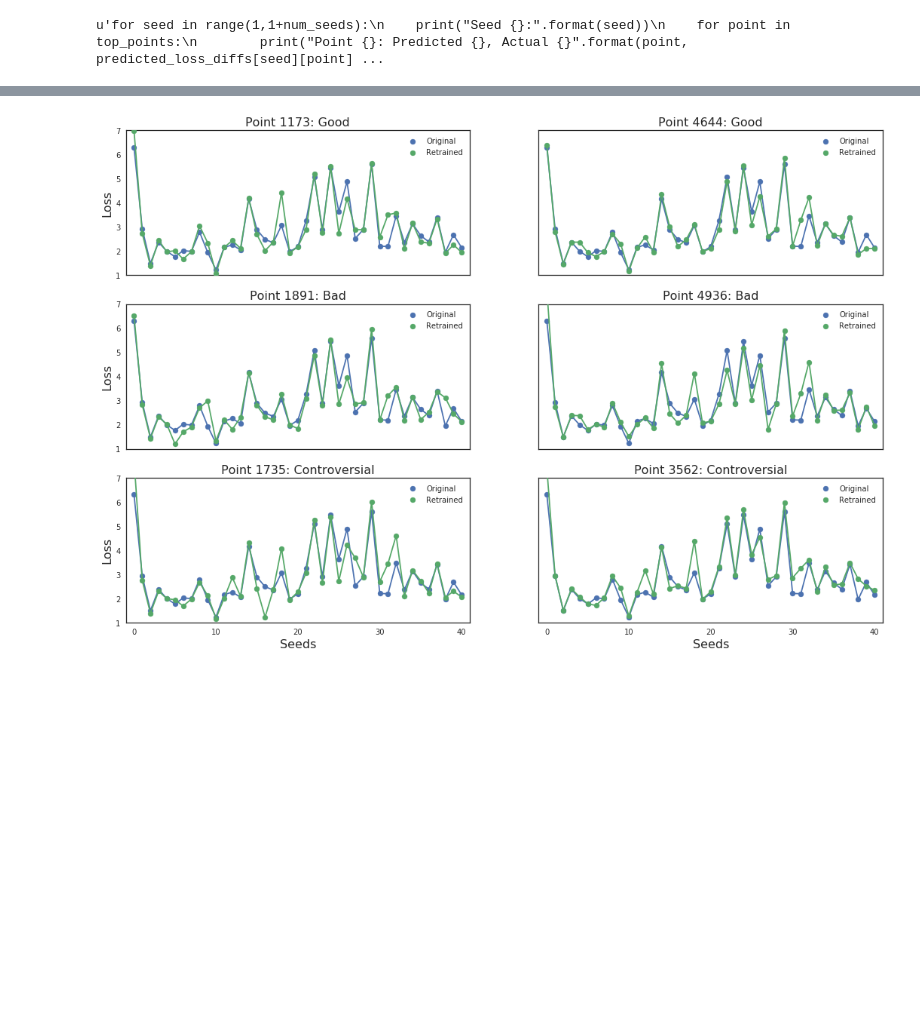
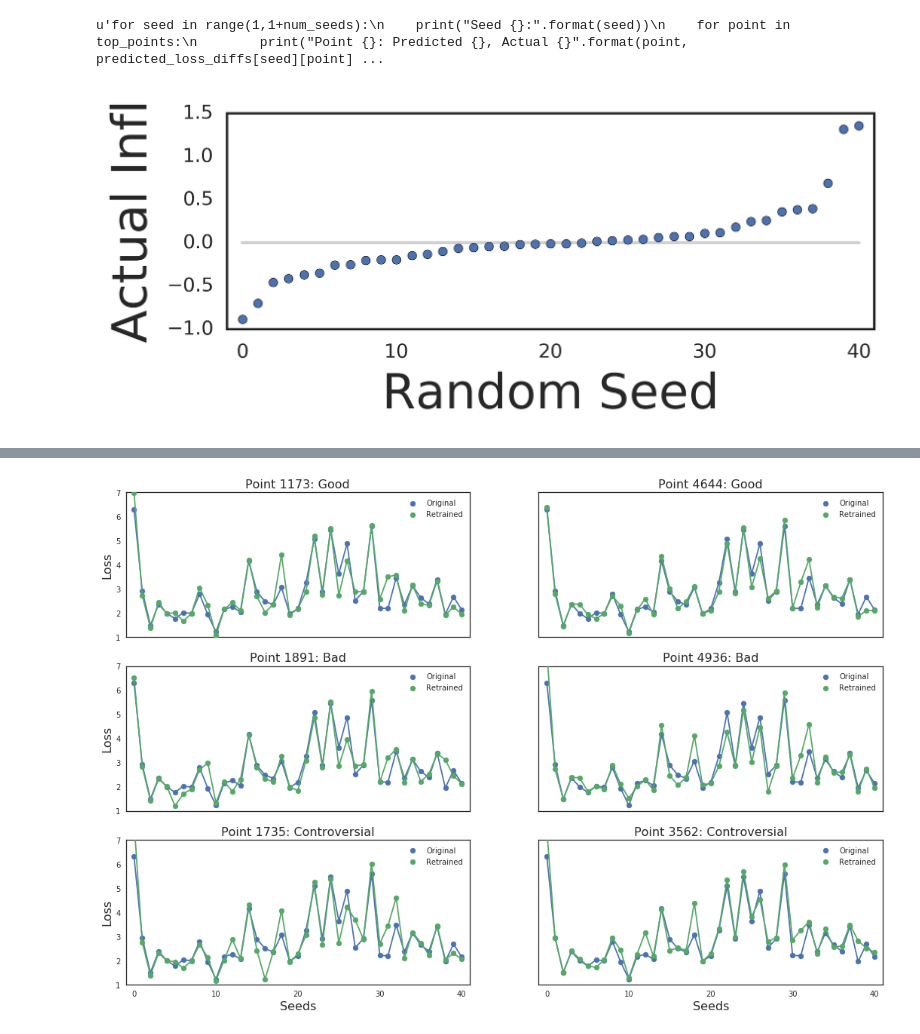
Before and after one commit to bbbert/influence-release, a Jupyter notebook: scripts/hidden2_seeds_complete_retrain.ipynb, the cells around one changed output, grey strips where cells are left out. Saved outputs shown, nothing was run; the diff lists cells and outputs as text; code cells hidden in the pictures; blank space fills up the shorter version.

```diff
--- a/scripts/hidden2_seeds_complete_retrain.ipynb
+++ b/scripts/hidden2_seeds_complete_retrain.ipynb
@@ -65,6 +65,19 @@ predicted_loss_diffs = f['predicted_loss_diffs']
 """
 # %% [output]
 u'for seed in range(1,1+num_seeds):\n    print("Seed {}:".format(seed))\n    for point in top_points:\n        print("Point {}: Predicted {}, Actual {}".format(point, predicted_loss_diffs[seed][point] ...
+# %%
+fontsize=25
+sns.set_style('white')
+fig, axs = plt.subplots(1,1,figsize=(6,2),dpi=400)
+axs.scatter(range(num_seeds), np.sort(actual_retrain_loss_diffs_ps[0]), zorder=5, label='Actual')
+axs.plot([0,40],[0,0],color='k',alpha=0.2)
+axs.set_xlabel('Random Seed',fontsize=fontsize)
+axs.set_ylabel('Actual Infl',fontsize=fontsize)
+axs.set_xlim(-1,41)
+axs.set_ylim(-1,1.5)
+plt.savefig('MNIST_pt1173_actual_infls.png',dpi=400)
+# %% [output]
+[figure, added]
 # %%
 scale_factor = 10
 
```
Also changed, not shown: parts of 2 cells of this notebook, 9 other files.
